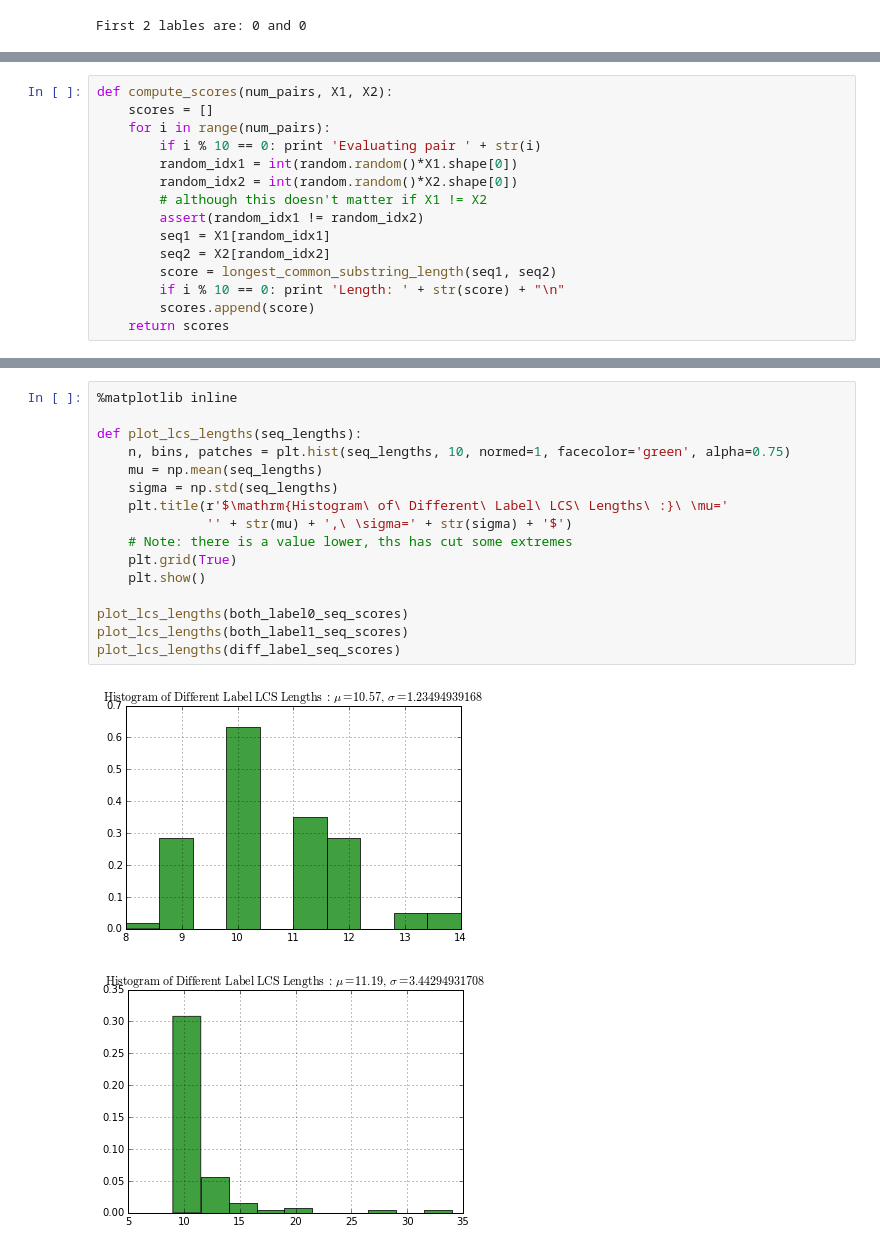
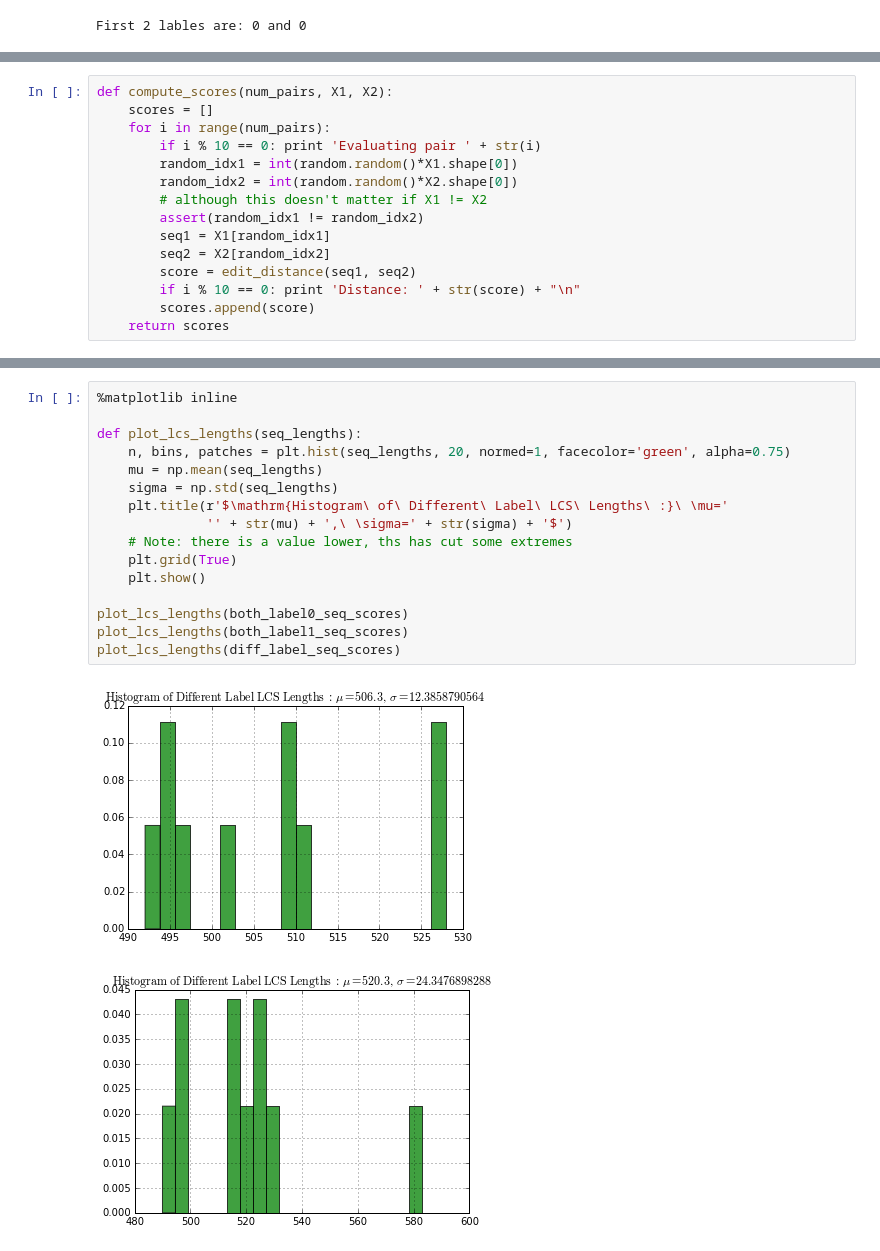
Before and after one commit to abarciauskas-bgse/promoter_discovery, a Jupyter notebook: longest_common_substring-Copy1.ipynb, the cells around one changed output, grey strips where cells are left out. Drawn from its saved outputs; the diff is of its cells as text.

```diff
--- a/longest_common_substring-Copy1.ipynb
+++ b/longest_common_substring-Copy1.ipynb
@@ -54,8 +51,8 @@ def compute_scores(num_pairs, X1, X2):
         assert(random_idx1 != random_idx2)
         seq1 = X1[random_idx1]
         seq2 = X2[random_idx2]
-        score = longest_common_substring_length(seq1, seq2)
-        if i % 10 == 0: print 'Length: ' + str(score) + "\n"
+        score = edit_distance(seq1, seq2)
+        if i % 10 == 0: print 'Distance: ' + str(score) + "\n"
         scores.append(score)
     return scores
 # %%
@@ -125,19 +122,19 @@ Length: 10.0
 # %%
 %matplotlib inline
 
 def plot_lcs_lengths(seq_lengths):
-    n, bins, patches = plt.hist(seq_lengths, 10, normed=1, facecolor='green', alpha=0.75)
+    n, bins, patches = plt.hist(seq_lengths, 20, normed=1, facecolor='green', alpha=0.75)
     mu = np.mean(seq_lengths)
     sigma = np.std(seq_lengths)
     plt.title(r'$\mathrm{Histogram\ of\ Different\ Label\ LCS\ Lengths\ :}\ \mu='
               '' + str(mu) + ',\ \sigma=' + str(sigma) + '$')
     # Note: there is a value lower, ths has cut some extremes
     plt.grid(True)
     plt.show()
 
 plot_lcs_lengths(both_label0_seq_scores)
 plot_lcs_lengths(both_label1_seq_scores)
 plot_lcs_lengths(diff_label_seq_scores)
 # %% [output]
-[figure, old version]
+[figure, new version]
-[figure, old version]
+[figure, new version]
```
Also changed, not shown: parts of 6 cells of this notebook, 15 other files.
